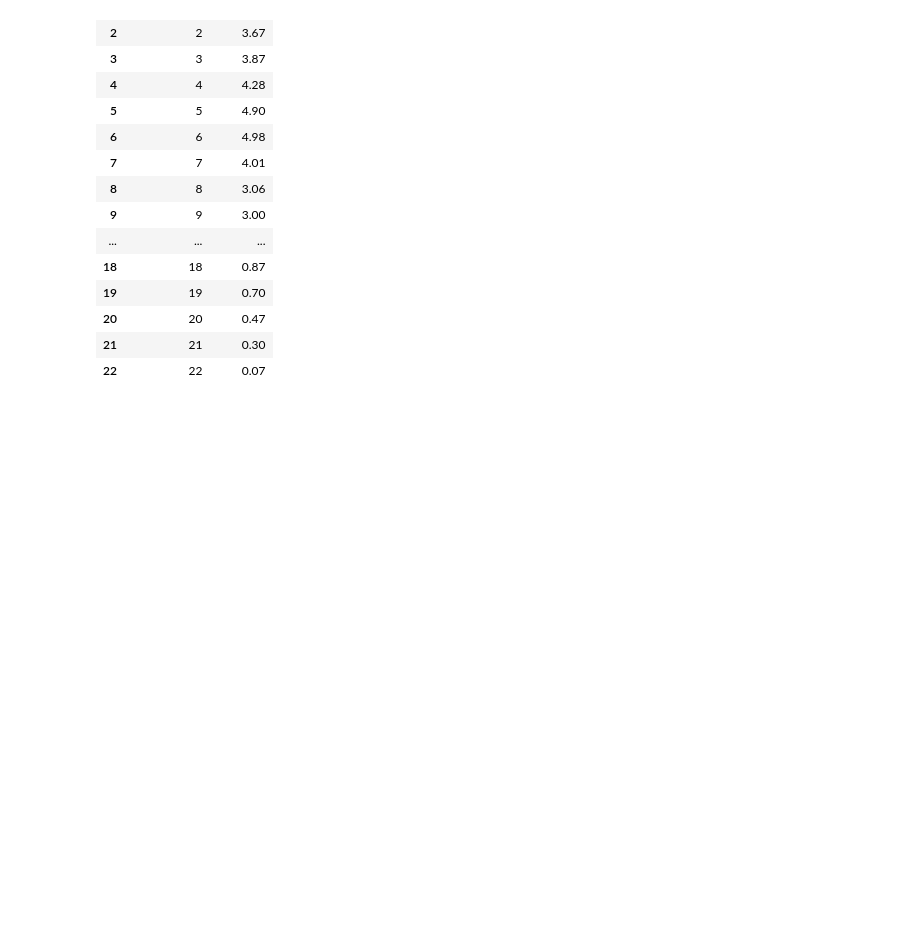
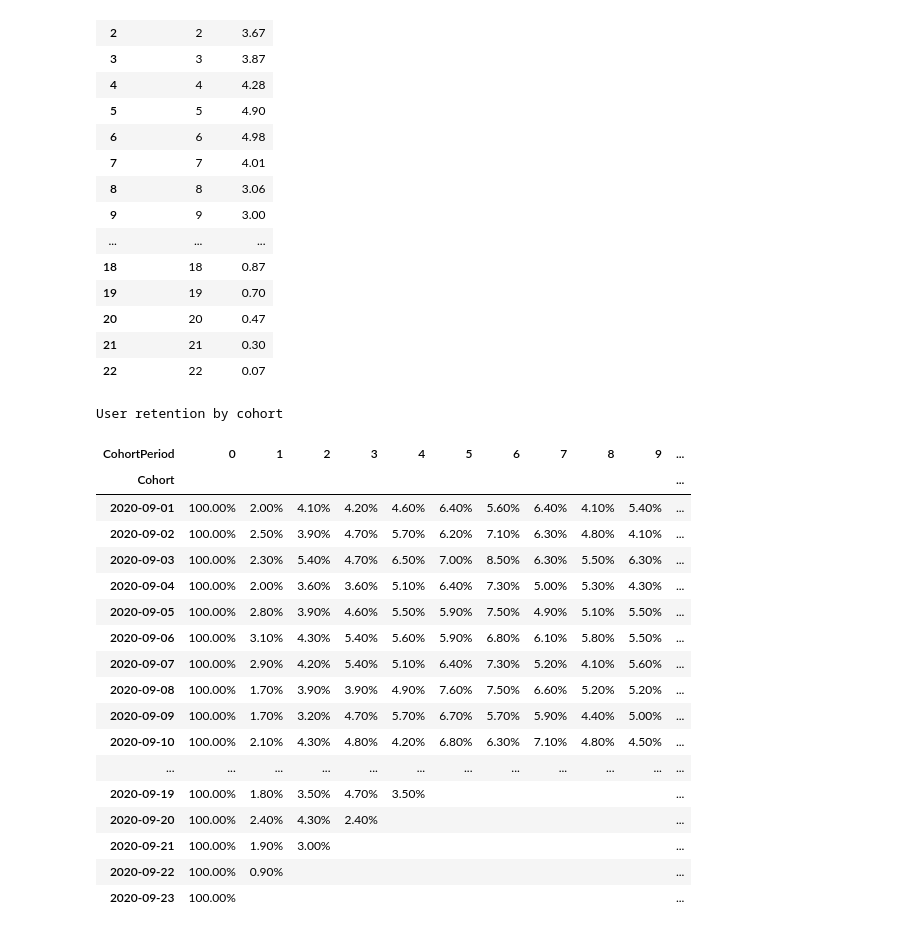
Before and after one commit to Vladimir-ml/Karpov.Courses-Final-Project-Case, a Jupyter notebook: Task 1 Function Retention.ipynb, the cells around one changed output. Saved outputs shown, nothing was run; the diff lists cells and outputs as text; code cells hidden in the pictures; blank space fills up the shorter version.

```diff
--- a/Task 1 Function Retention.ipynb
+++ b/Task 1 Function Retention.ipynb
@@ -167,0 +165,22 @@ table
+# %%
+heart_map
+# %% [output]
+User retention by cohort
+| CohortPeriod | 0 | 1 | 2 | 3 | 4 | 5 | 6 | 7 | 8 | 9 | ... |
+| Cohort |  |  |  |  |  |  |  |  |  |  | ... |
+| 2020-09-01 | 100.00% | 2.00% | 4.10% | 4.20% | 4.60% | 6.40% | 5.60% | 6.40% | 4.10% | 5.40% | ... |
+| 2020-09-02 | 100.00% | 2.50% | 3.90% | 4.70% | 5.70% | 6.20% | 7.10% | 6.30% | 4.80% | 4.10% | ... |
+| 2020-09-03 | 100.00% | 2.30% | 5.40% | 4.70% | 6.50% | 7.00% | 8.50% | 6.30% | 5.50% | 6.30% | ... |
+| 2020-09-04 | 100.00% | 2.00% | 3.60% | 3.60% | 5.10% | 6.40% | 7.30% | 5.00% | 5.30% | 4.30% | ... |
+| 2020-09-05 | 100.00% | 2.80% | 3.90% | 4.60% | 5.50% | 5.90% | 7.50% | 4.90% | 5.10% | 5.50% | ... |
+| 2020-09-06 | 100.00% | 3.10% | 4.30% | 5.40% | 5.60% | 5.90% | 6.80% | 6.10% | 5.80% | 5.50% | ... |
+| 2020-09-07 | 100.00% | 2.90% | 4.20% | 5.40% | 5.10% | 6.40% | 7.30% | 5.20% | 4.10% | 5.60% | ... |
+| 2020-09-08 | 100.00% | 1.70% | 3.90% | 3.90% | 4.90% | 7.60% | 7.50% | 6.60% | 5.20% | 5.20% | ... |
+| 2020-09-09 | 100.00% | 1.70% | 3.20% | 4.70% | 5.70% | 6.70% | 5.70% | 5.90% | 4.40% | 5.00% | ... |
+| 2020-09-10 | 100.00% | 2.10% | 4.30% | 4.80% | 4.20% | 6.80% | 6.30% | 7.10% | 4.80% | 4.50% | ... |
+| ... | ... | ... | ... | ... | ... | ... | ... | ... | ... | ... | ... |
+| 2020-09-19 | 100.00% | 1.80% | 3.50% | 4.70% | 3.50% |  |  |  |  |  | ... |
+| 2020-09-20 | 100.00% | 2.40% | 4.30% | 2.40% |  |  |  |  |  |  | ... |
+| 2020-09-21 | 100.00% | 1.90% | 3.00% |  |  |  |  |  |  |  | ... |
+| 2020-09-22 | 100.00% | 0.90% |  |  |  |  |  |  |  |  | ... |
+| 2020-09-23 | 100.00% |  |  |  |  |  |  |  |  |  | ... |
```
Also changed, not shown: parts of 1 cell of this notebook.
